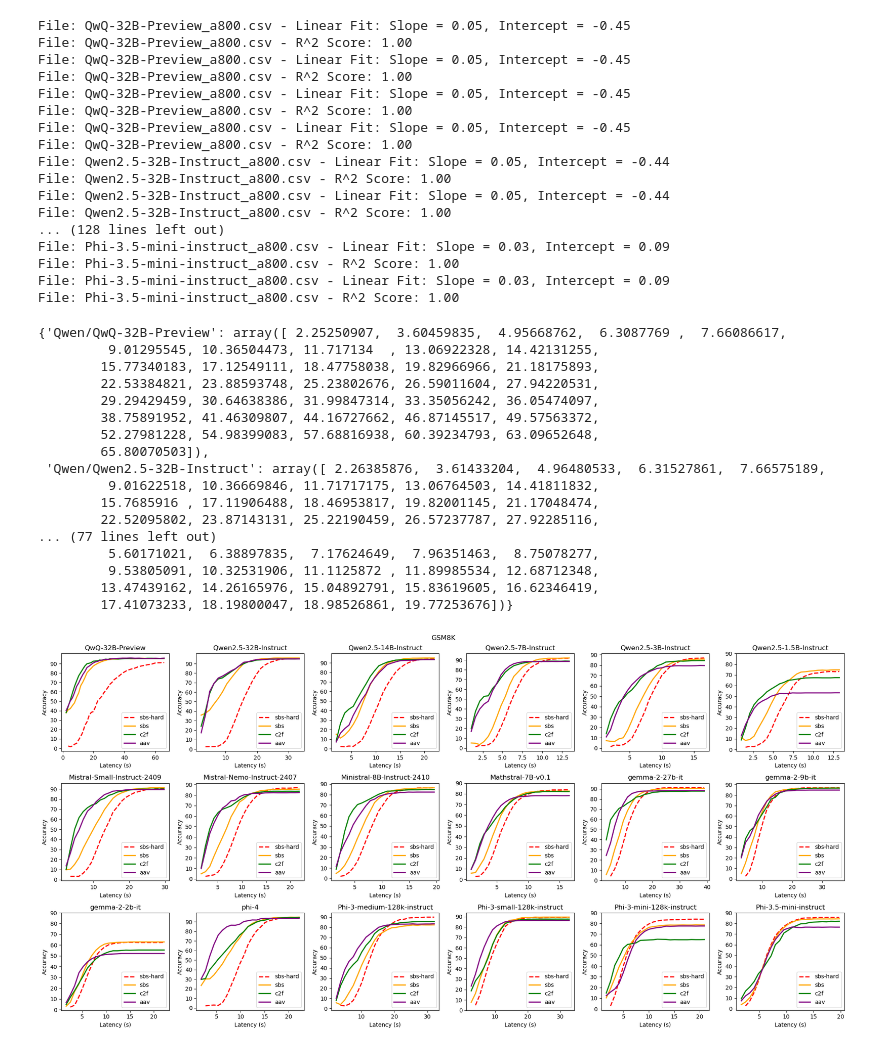
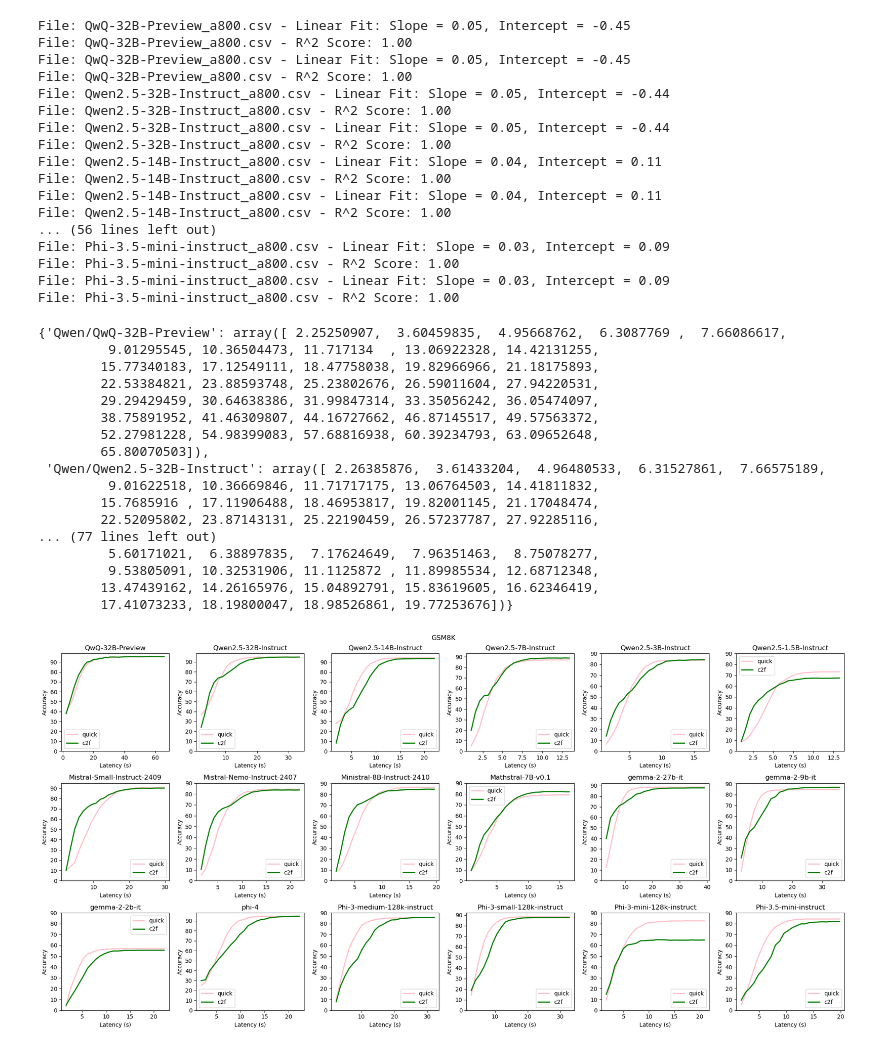
Before and after one commit to miniTsl/Time-Constrained-CoT, a Jupyter notebook: plot/plot_gsm8k_latency.ipynb, the cells around one changed output. Drawn from its saved outputs; the diff is of its cells as text; code cells hidden in the pictures.

```diff
--- a/plot/plot_gsm8k_latency.ipynb
+++ b/plot/plot_gsm8k_latency.ipynb
@@ -30,7 +30,7 @@ model_list = [
     "microsoft/Phi-3.5-mini-instruct",
 ]
 # %%
-PROMP_LIST = ["-sbs-hard", "-sbs", "-c2f", "-aav"]
+PROMP_LIST = [ "-quick", "-c2f"]
 # PROMP_LIST = ["-sbs-hard", "-sbs", "-c2f", "-kf", "-aav"]
 
 
@@ -79,7 +79,7 @@ def gen_budget_latency_list(budget, data_name, model, prompt_type):
                     budget_list.append(i)
                 for i in range(600, 1201, 50):
                     budget_list.append(i)
-            elif data_name == "math":
+            elif data_name in ["math", "math500"]:
                 budget_list = []
                 for i in range(25, 600, 25):
                     budget_list.append(i)
@@ -92,7 +92,7 @@ def gen_budget_latency_list(budget, data_name, model, prompt_type):
                     budget_list.append(i)
                 # for i in range(600, 1001, 50):
                 #     budget_list.append(i)
-            elif data_name == "math":
+            elif data_name in ["math", "math500"]:
                 budget_list = []
                 for i in range(25, 600, 25):
                     budget_list.append(i)
@@ -148,10 +148,6 @@ for model in model_list:
 
 model_latency_dicts
 # %% [output]
-File: QwQ-32B-Preview_a800.csv - Linear Fit: Slope = 0.05, Intercept = -0.45
-File: QwQ-32B-Preview_a800.csv - R^2 Score: 1.00
-File: QwQ-32B-Preview_a800.csv - Linear Fit: Slope = 0.05, Intercept = -0.45
-File: QwQ-32B-Preview_a800.csv - R^2 Score: 1.00
 File: QwQ-32B-Preview_a800.csv - Linear Fit: Slope = 0.05, Intercept = -0.45
 File: QwQ-32B-Preview_a800.csv - R^2 Score: 1.00
 File: QwQ-32B-Preview_a800.csv - Linear Fit: Slope = 0.05, Intercept = -0.45
@@ -160,7 +156,11 @@ File: Qwen2.5-32B-Instruct_a800.csv - Linear Fit: Slope = 0.05, Intercept = -0.4
 File: Qwen2.5-32B-Instruct_a800.csv - R^2 Score: 1.00
 File: Qwen2.5-32B-Instruct_a800.csv - Linear Fit: Slope = 0.05, Intercept = -0.44
 File: Qwen2.5-32B-Instruct_a800.csv - R^2 Score: 1.00
-... (128 lines left out)
+File: Qwen2.5-14B-Instruct_a800.csv - Linear Fit: Slope = 0.04, Intercept = 0.11
+File: Qwen2.5-14B-Instruct_a800.csv - R^2 Score: 1.00
+File: Qwen2.5-14B-Instruct_a800.csv - Linear Fit: Slope = 0.04, Intercept = 0.11
+File: Qwen2.5-14B-Instruct_a800.csv - R^2 Score: 1.00
+... (56 lines left out)
 File: Phi-3.5-mini-instruct_a800.csv - Linear Fit: Slope = 0.03, Intercept = 0.09
 File: Phi-3.5-mini-instruct_a800.csv - R^2 Score: 1.00
 File: Phi-3.5-mini-instruct_a800.csv - Linear Fit: Slope = 0.03, Intercept = 0.09
@@ -183,42 +183,48 @@ File: Phi-3.5-mini-instruct_a800.csv - R^2 Score: 1.00
         13.47439162, 14.26165976, 15.04892791, 15.83619605, 16.62346419,
         17.41073233, 18.19800047, 18.98526861, 19.77253676])}
 # %%
-colors = ["red", "orange", "green", "blue", "purple", "pink", "brown", "gray", "black", "white"]
-
 # Create a 2x3 subplot
 fig, axs = plt.subplots(3, 6, figsize=(20, 10))
 marker_size = 5  # Set the desired marker size
 line_width = 2   # Set the desired line width
 
 # Flatten the axes array for easy iteration
 axs = axs.flatten()
 
 # Plot all lines first without labels
 for index, model in enumerate(model_list):
     model_prompt_list = MODEL_SERIES_PROMPT_TYPE_MAP[MODEL_SERIES_MAP[model]]
     for prompt_type in model_prompt_list:
         if "sbs-hard" in prompt_type:
             axs[index].plot(model_latency_dicts[model][1:], model_acc_dicts[model][prompt_type][1:], linestyle='--', color="red", label="sbs-hard", linewidth=line_width)
+        elif "direct-hard" in prompt_type:
+            axs[index].plot(model_latency_dicts[model][1:], model_acc_dicts[model][prompt_type][1:], linestyle='--', color="orange", label="direct-hard", linewidth=line_width)
+        elif "quick-hard" in prompt_type:
+            axs[index].plot(model_latency_dicts[model][1:], model_acc_dicts[model][prompt_type][1:], linestyle='--', color="pink", label="quick-hard", linewidth=line_width)
         elif "sbs" in prompt_type:
-            axs[index].plot(model_latency_dicts[model], model_acc_dicts[model][prompt_type], linestyle='-', color="orange", label="sbs", linewidth=line_width)
+            axs[index].plot(model_latency_dicts[model], model_acc_dicts[model][prompt_type], linestyle='-', color="red", label="sbs", linewidth=line_width)
+        elif "direct" in prompt_type:
+            axs[index].plot(model_latency_dicts[model], model_acc_dicts[model][prompt_type], linestyle='-', color="orange", label="direct", linewidth=line_width)
+        elif "quick" in prompt_type:
+            axs[index].plot(model_latency_dicts[model], model_acc_dicts[model][prompt_type], linestyle='-', color="pink", label="quick", linewidth=line_width)
         elif "c2f" in prompt_type:
             axs[index].plot(model_latency_dicts[model], model_acc_dicts[model][prompt_type], linestyle='-', color="green", label="c2f", linewidth=line_width)
-        elif "kf" in prompt_type:
-            axs[index].plot(model_latency_dicts[model], model_acc_dicts[model][prompt_type], linestyle='-', color="blue", label="kf", linewidth=line_width)
+        # elif "kf" in prompt_type:
+        #     axs[index].plot(model_latency_dicts[model], model_acc_dicts[model][prompt_type], linestyle='-', color="blue", label="kf", linewidth=line_width)
         elif "aav" in prompt_type:
             axs[index].plot(model_latency_dicts[model], model_acc_dicts[model][prompt_type], linestyle='-', color="purple", label="aav", linewidth=line_width)
         axs[index].set_xlabel("Latency (s)")
         axs[index].set_ylabel("Accuracy")
         axs[index].set_title(f"{model.split('/')[-1]}")
         axs[index].legend()
 
         # Set y-axis and x-axis ticks
         axs[index].set_yticks(range(0, 91, 10))  # Set y-axis interval to 10
         # axs[index].set_xticks(range(0, 551, 50))  # Set x-axis interval to 50
 
 # set the title
 plt.suptitle(f"{dataset}".upper())
 # Adjust layout
 plt.tight_layout()
 # %% [output]
-[figure, old version]
+[figure, new version]
```
Also changed, not shown: 8 other files.
